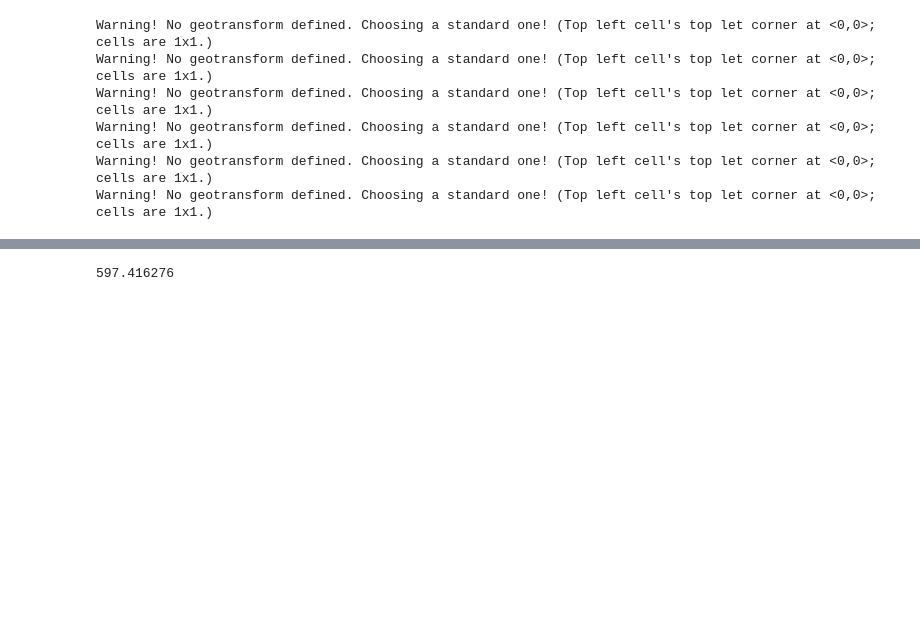
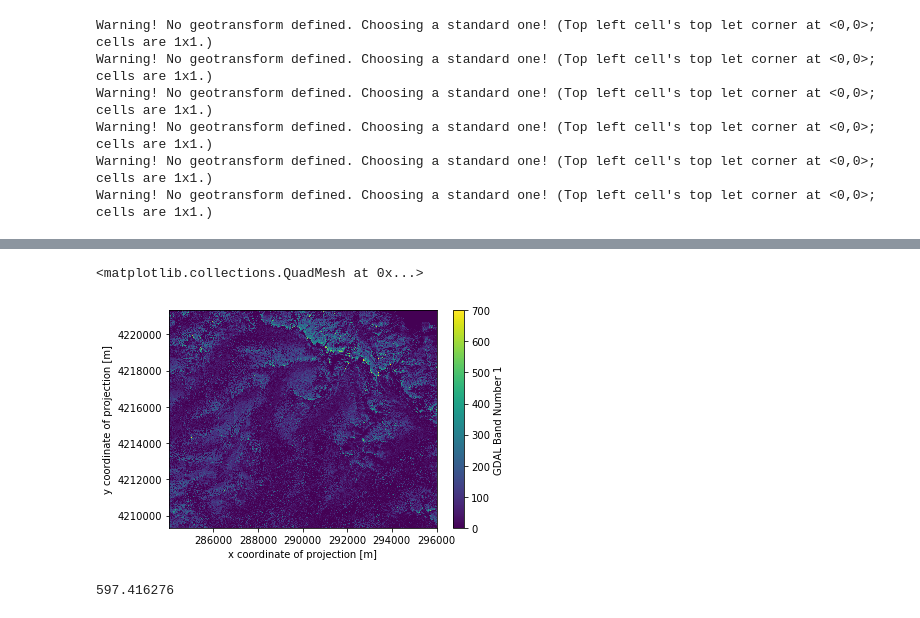
Before and after one commit to geohackweek/ghw2019_deepstac, a Jupyter notebook: notebooks/jag/01b_data_loader_netcdf.ipynb, the cells around one changed output, grey strips where cells are left out. Cells and saved outputs as stored; diff of their text form; code cells hidden in the pictures; blank space fills up the shorter version.

```diff
--- a/notebooks/jag/01b_data_loader_netcdf.ipynb
+++ b/notebooks/jag/01b_data_loader_netcdf.ipynb
@@ -192,3 +186,8 @@ np.concatenate(datos.values(),1)
+# %%
+boo.plot()
+# %% [output]
+<matplotlib.collections.QuadMesh at 0x...>
+[figure, added]
 # %%
 import sys
 print(boo.nbytes/1000000)
```
Also changed, not shown: parts of 6 cells of this notebook.
